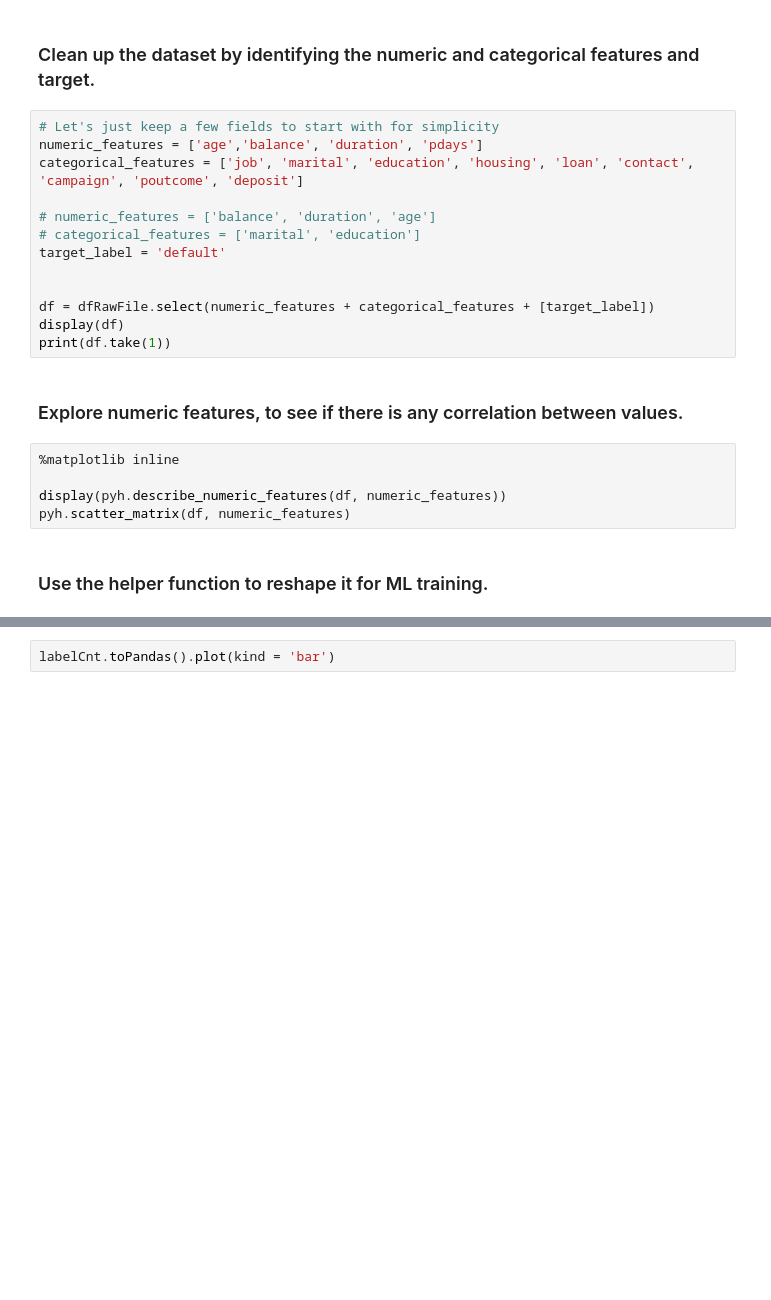
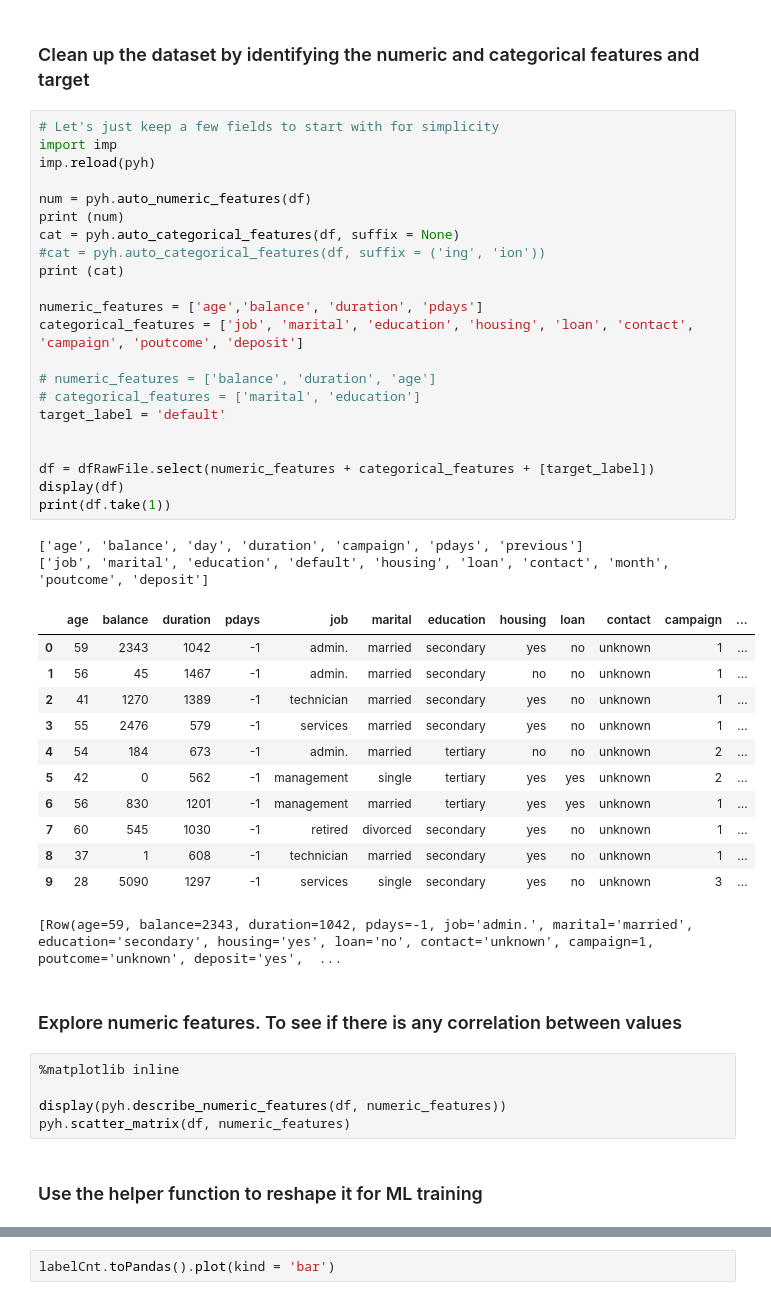
Before and after one commit to roitraining/SparkforDataScientists, a Jupyter notebook: Ch06_ClassificationAnalysis.ipynb, the cells around one changed output, grey strips where cells are left out. Saved outputs shown, nothing was run; the diff lists cells and outputs as text; blank space fills up the shorter version.

```diff
--- a/Ch06_ClassificationAnalysis.ipynb
+++ b/Ch06_ClassificationAnalysis.ipynb
@@ -28,27 +43,51 @@ dfRawFile = df
 # %% [markdown]
-### Clean up the dataset by identifying the numeric and categorical features and target.
+### Clean up the dataset by identifying the numeric and categorical features and target
 # %%
 # Let's just keep a few fields to start with for simplicity
+import imp
+imp.reload(pyh)
+
+num = pyh.auto_numeric_features(df)
+print (num)
+cat = pyh.auto_categorical_features(df, suffix = None)
+#cat = pyh.auto_categorical_features(df, suffix = ('ing', 'ion'))
+print (cat)
+
 numeric_features = ['age','balance', 'duration', 'pdays']
 categorical_features = ['job', 'marital', 'education', 'housing', 'loan', 'contact', 'campaign', 'poutcome', 'deposit']
 
 # numeric_features = ['balance', 'duration', 'age']
 # categorical_features = ['marital', 'education']
 target_label = 'default'
 
 
 df = dfRawFile.select(numeric_features + categorical_features + [target_label])
 display(df)
 print(df.take(1))
+# %% [output]
+['age', 'balance', 'day', 'duration', 'campaign', 'pdays', 'previous']
+['job', 'marital', 'education', 'default', 'housing', 'loan', 'contact', 'month', 'poutcome', 'deposit']
+|  | age | balance | duration | pdays | job | marital | education | housing | loan | contact | campaign | ... |
+| 0 | 59 | 2343 | 1042 | -1 | admin. | married | secondary | yes | no | unknown | 1 | ... |
+| 1 | 56 | 45 | 1467 | -1 | admin. | married | secondary | no | no | unknown | 1 | ... |
+| 2 | 41 | 1270 | 1389 | -1 | technician | married | secondary | yes | no | unknown | 1 | ... |
+| 3 | 55 | 2476 | 579 | -1 | services | married | secondary | yes | no | unknown | 1 | ... |
+| 4 | 54 | 184 | 673 | -1 | admin. | married | tertiary | no | no | unknown | 2 | ... |
+| 5 | 42 | 0 | 562 | -1 | management | single | tertiary | yes | yes | unknown | 2 | ... |
+| 6 | 56 | 830 | 1201 | -1 | management | married | tertiary | yes | yes | unknown | 1 | ... |
+| 7 | 60 | 545 | 1030 | -1 | retired | divorced | secondary | yes | no | unknown | 1 | ... |
+| 8 | 37 | 1 | 608 | -1 | technician | married | secondary | yes | no | unknown | 1 | ... |
+| 9 | 28 | 5090 | 1297 | -1 | services | single | secondary | yes | no | unknown | 3 | ... |
+[Row(age=59, balance=2343, duration=1042, pdays=-1, job='admin.', marital='married', education='secondary', housing='yes', loan='no', contact='unknown', campaign=1, poutcome='unknown', deposit='yes',  ...
 # %% [markdown]
-### Explore numeric features, to see if there is any correlation between values.
+### Explore numeric features. To see if there is any correlation between values
 # %%
 %matplotlib inline
 
 display(pyh.describe_numeric_features(df, numeric_features))
 pyh.scatter_matrix(df, numeric_features)
 # %% [markdown]
-### Use the helper function to reshape it for ML training.
+### Use the helper function to reshape it for ML training
 # %%
 %matplotlib inline
 # import imp
```
Also changed, not shown: parts of 20 cells of this notebook, 5 other files.
